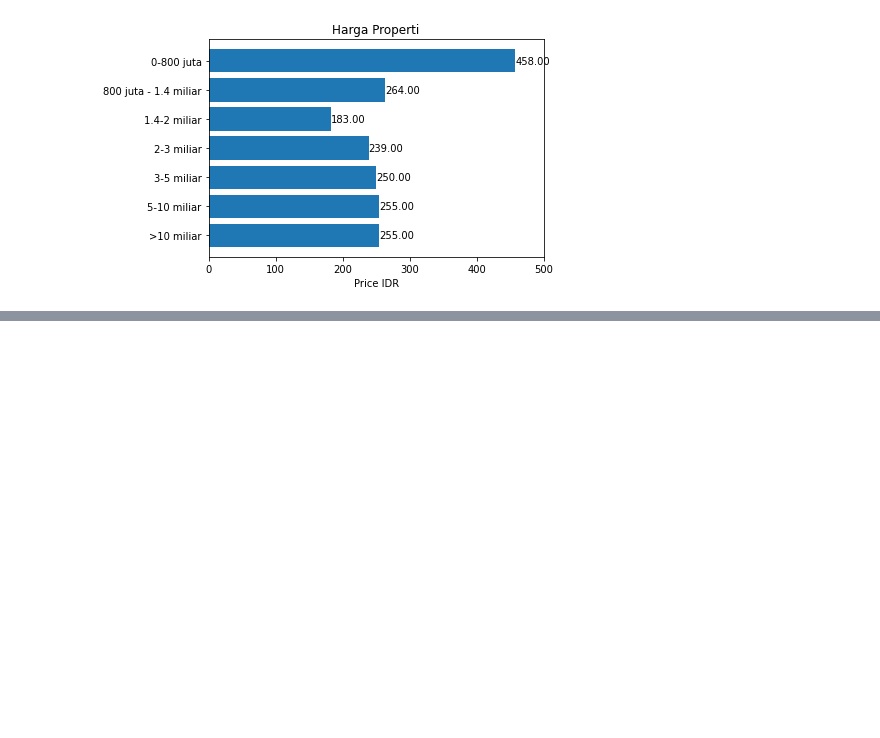
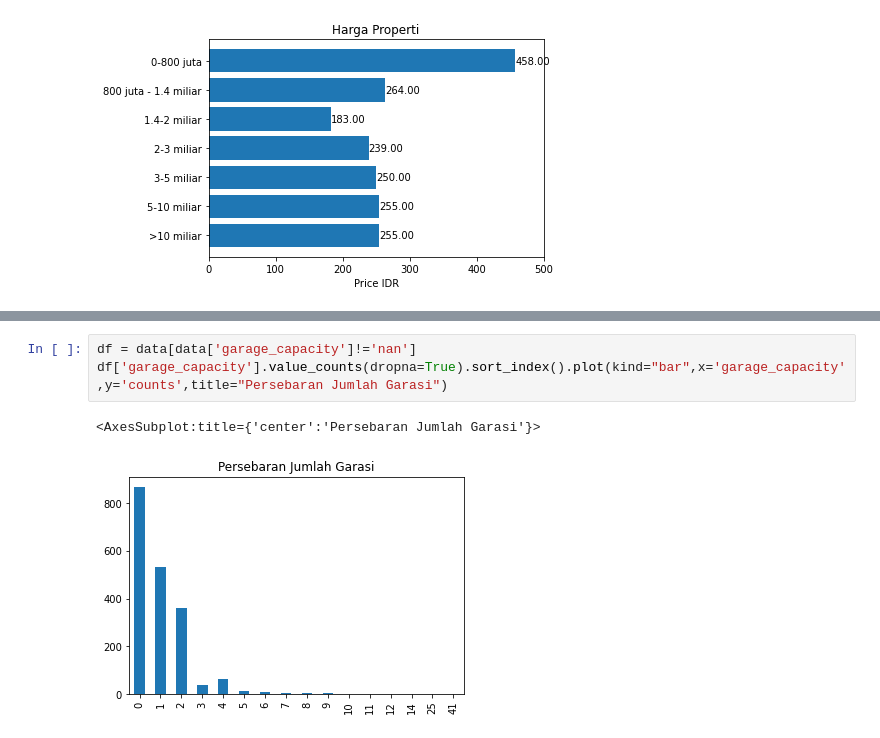
Before and after one commit to afiffahreza/aib-data-science, a Jupyter notebook: data-analytics.ipynb, the cells around one changed output, grey strips where cells are left out. Cells and saved outputs as stored; diff of their text form; blank space fills up the shorter version.

```diff
--- a/data-analytics.ipynb
+++ b/data-analytics.ipynb
@@ -110,0 +117,6 @@ plt.show()
+# %%
+df = data[data['garage_capacity']!='nan']
+df['garage_capacity'].value_counts(dropna=True).sort_index().plot(kind="bar",x='garage_capacity',y='counts',title="Persebaran Jumlah Garasi")
+# %% [output]
+<AxesSubplot:title={'center':'Persebaran Jumlah Garasi'}>
+[figure, added]
```
Also changed, not shown: parts of 4 cells of this notebook.
